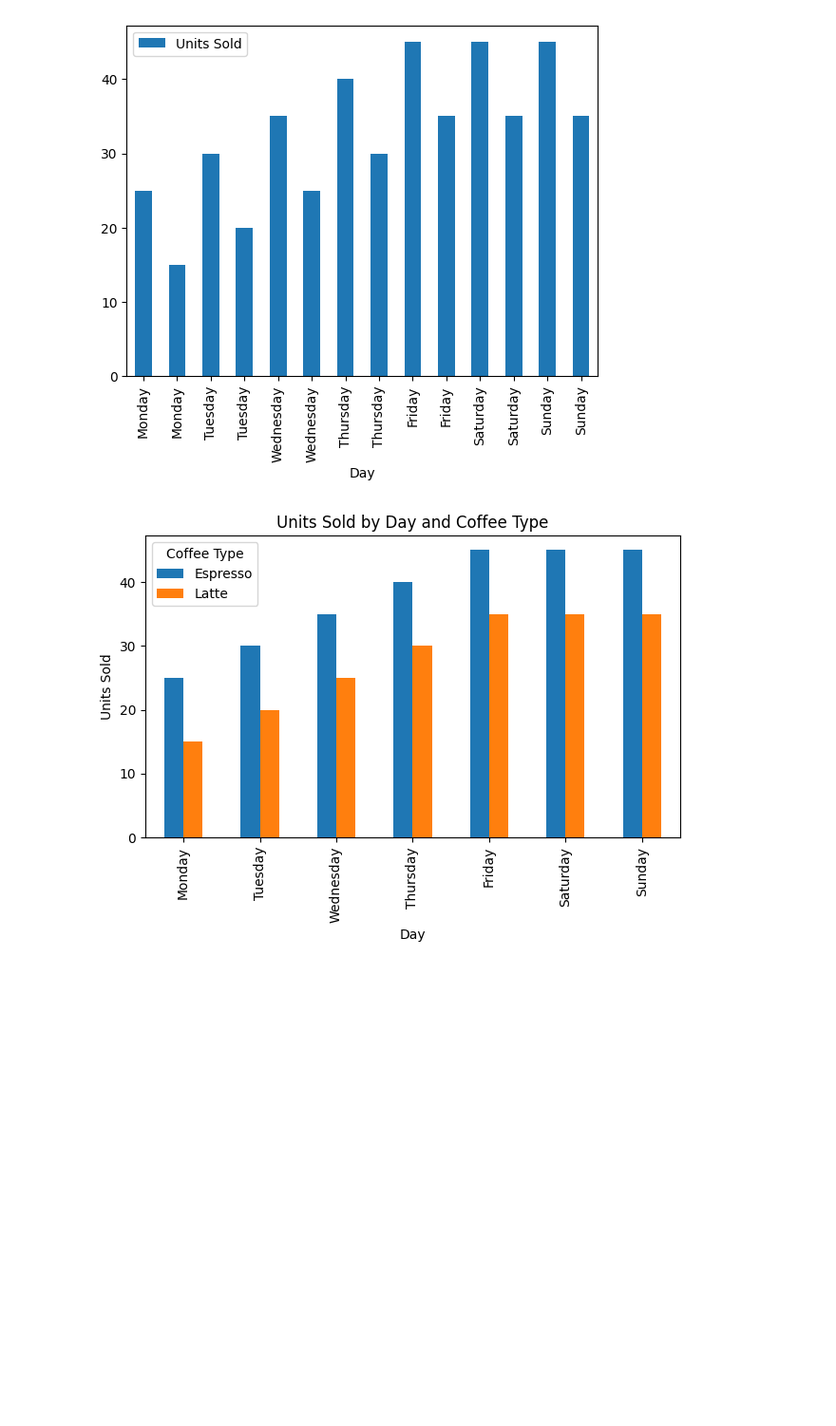
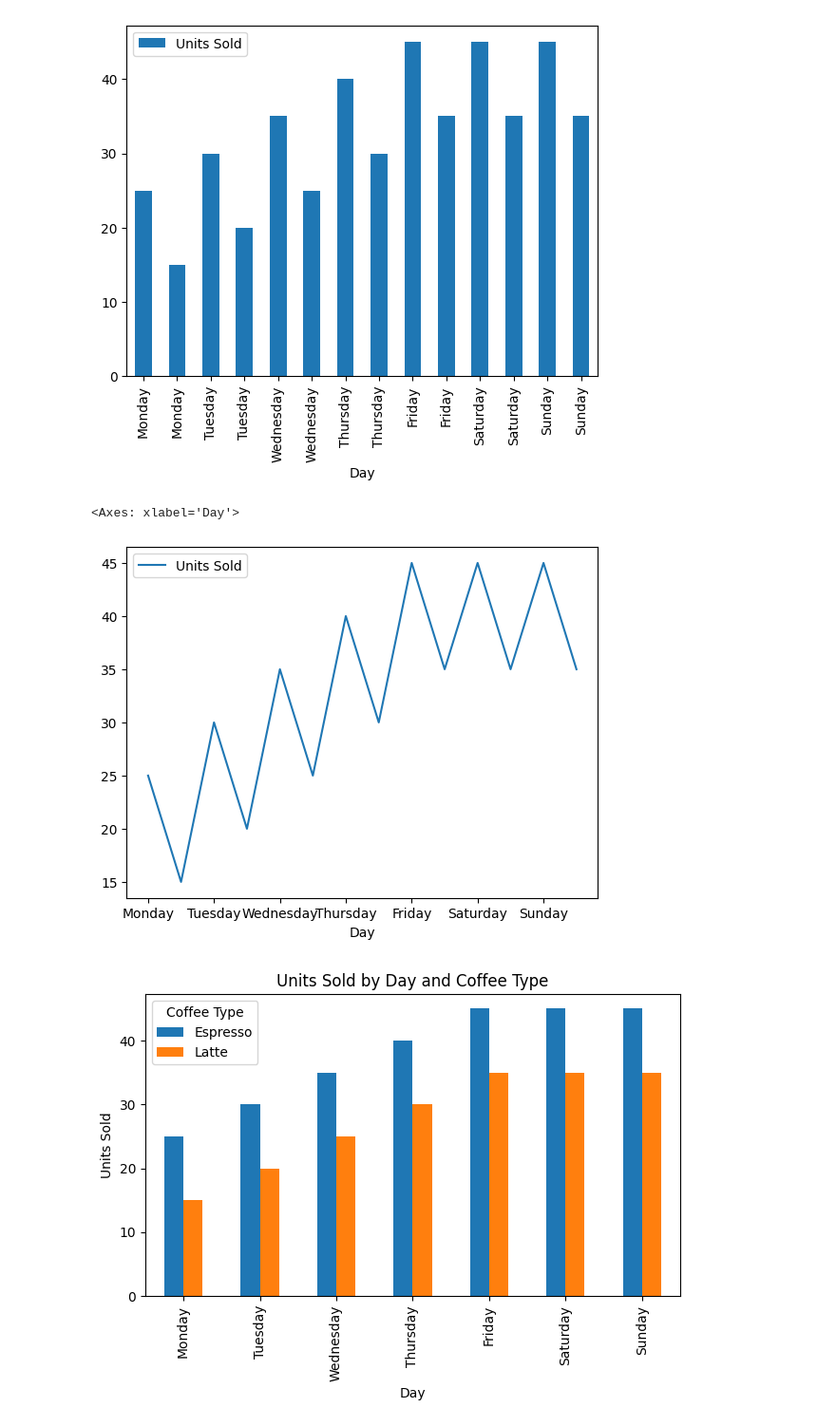
Before and after one commit to rohitagarwal-gkmit/data-engineering-phase1-practice, a Jupyter notebook: learning-python/different_libraries/learning_pandas/pandas.ipynb, the cells around one changed output. Shown at 95% size. Cells and saved outputs as stored; diff of their text form; code cells hidden in the pictures; blank space fills up the shorter version.

```diff
--- a/learning-python/different_libraries/learning_pandas/pandas.ipynb
+++ b/learning-python/different_libraries/learning_pandas/pandas.ipynb
@@ -140,6 +109,11 @@ coffee.plot(x="Day", y="Units Sold", kind="bar")
 # %% [output]
 <Axes: xlabel='Day'>
 [figure]
+# %%
+coffee.plot(x="Day", y="Units Sold", kind="line")
+# %% [output]
+<Axes: xlabel='Day'>
+[figure, added]
 # %%
 import matplotlib.pyplot as plt
 
```
Also changed, not shown: parts of 2 cells of this notebook, 1 other file.
